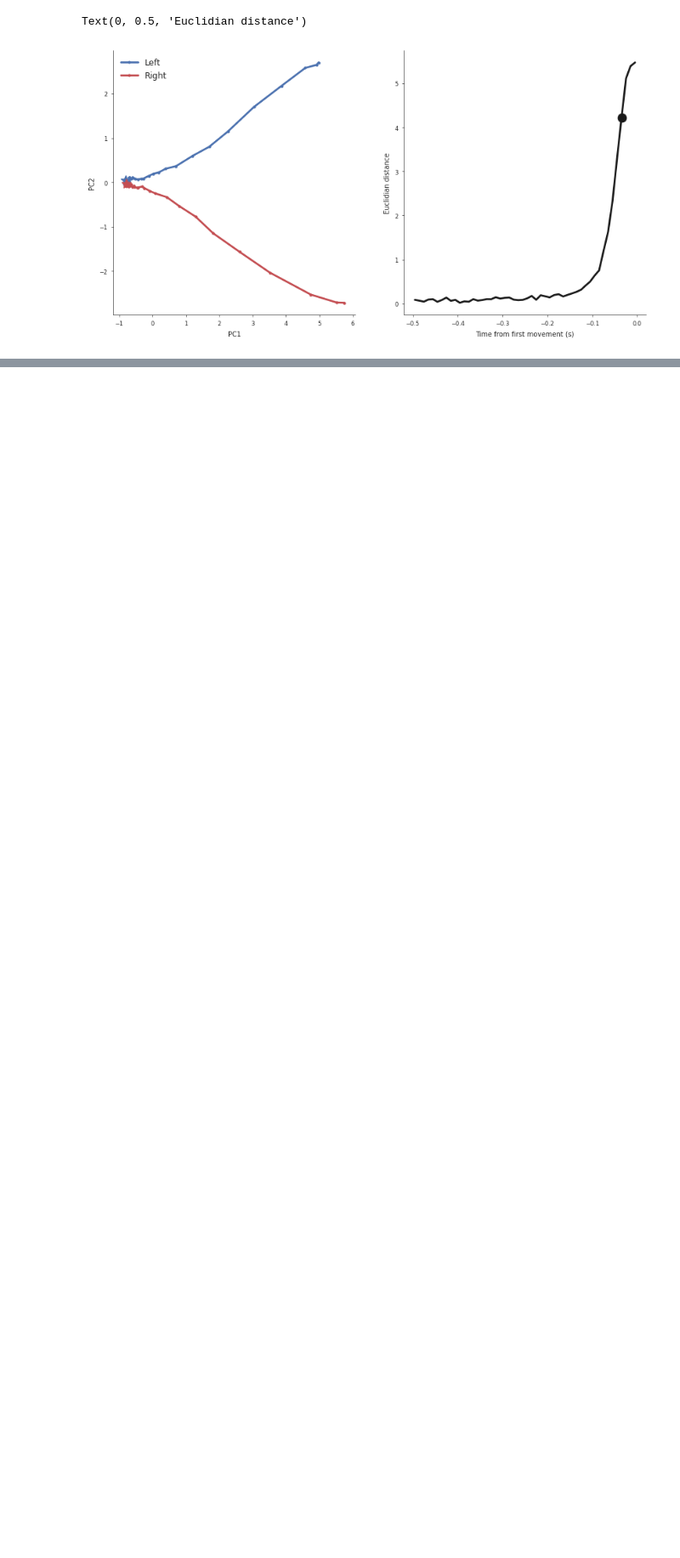
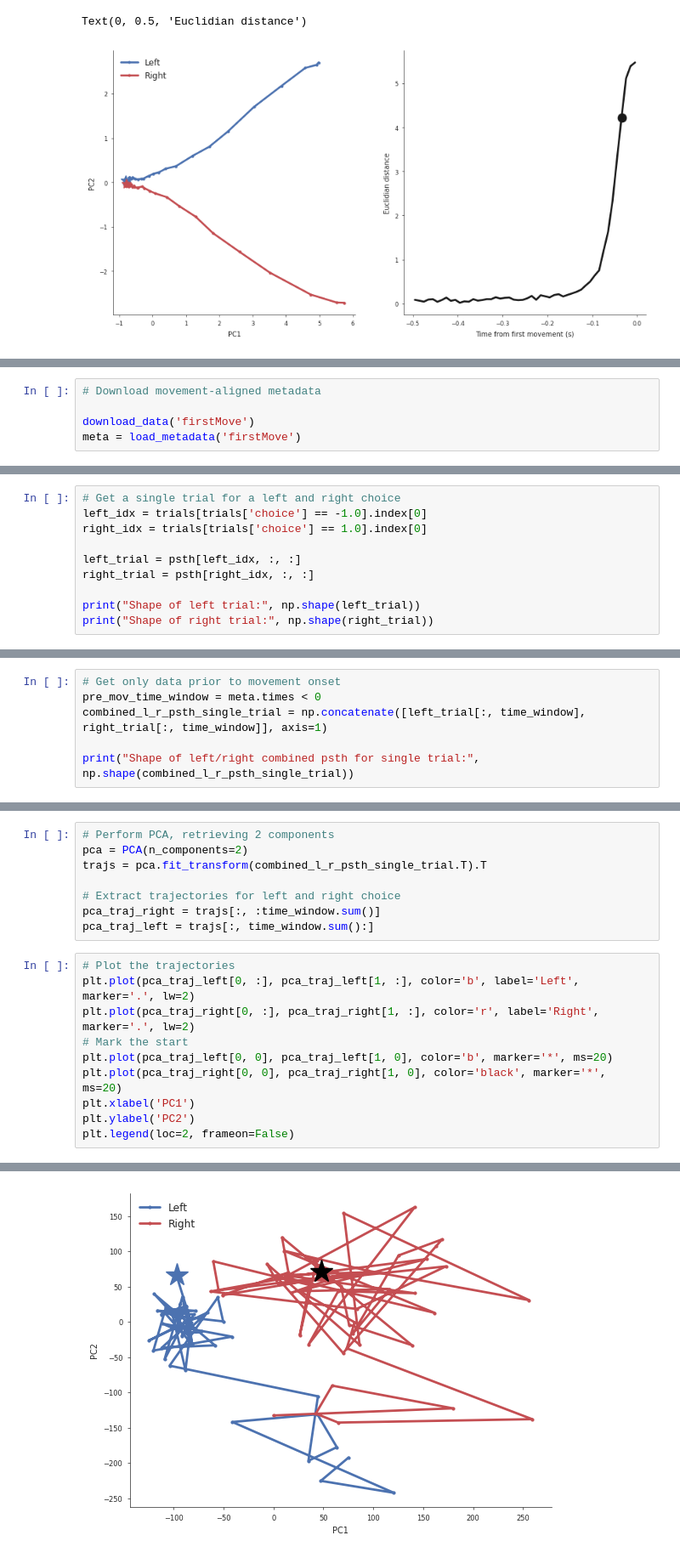
Before and after one commit to dyljcarter/neuromatch-comp-neuro, a Jupyter notebook: projects/IBL_GPFA_clean.ipynb, the cells around one changed output, grey strips where cells are left out. Shown at 85% size. Saved outputs shown, nothing was run; the diff lists cells and outputs as text; blank space fills up the shorter version.

```diff
--- a/projects/IBL_GPFA_clean.ipynb
+++ b/projects/IBL_GPFA_clean.ipynb
@@ -670,0 +616,5 @@ Text(0, 0.5, 'Euclidian distance')
+# %%
+# Download movement-aligned metadata
+
+download_data('firstMove')
+meta = load_metadata('firstMove')
@@ -670,0 +660,10 @@ Text(0, 0.5, 'Euclidian distance')
+# %%
+# Get a single trial for a left and right choice
+left_idx = trials[trials['choice'] == -1.0].index[0]
+right_idx = trials[trials['choice'] == 1.0].index[0]
+
+left_trial = psth[left_idx, :, :]
+right_trial = psth[right_idx, :, :]
+
+print("Shape of left trial:", np.shape(left_trial))
+print("Shape of right trial:", np.shape(right_trial))
@@ -670,0 +673,6 @@ Text(0, 0.5, 'Euclidian distance')
+# %%
+# Get only data prior to movement onset
+pre_mov_time_window = meta.times < 0
+combined_l_r_psth_single_trial = np.concatenate([left_trial[:, time_window], right_trial[:, time_window]], axis=1)
+
+print("Shape of left/right combined psth for single trial:", np.shape(combined_l_r_psth_single_trial))
@@ -670,0 +681,19 @@ Text(0, 0.5, 'Euclidian distance')
+# %%
+# Perform PCA, retrieving 2 components
+pca = PCA(n_components=2)
+trajs = pca.fit_transform(combined_l_r_psth_single_trial.T).T
+
+# Extract trajectories for left and right choice
+pca_traj_right = trajs[:, :time_window.sum()]
+pca_traj_left = trajs[:, time_window.sum():]
+# %%
+# Plot the trajectories
+plt.plot(pca_traj_left[0, :], pca_traj_left[1, :], color='b', label='Left', marker='.', lw=2)
+plt.plot(pca_traj_right[0, :], pca_traj_right[1, :], color='r', label='Right', marker='.', lw=2)
+# Mark the start
+plt.plot(pca_traj_left[0, 0], pca_traj_left[1, 0], color='b', marker='*', ms=20)
+plt.plot(pca_traj_right[0, 0], pca_traj_right[1, 0], color='black', marker='*', ms=20)
+plt.xlabel('PC1')
+plt.ylabel('PC2')
+plt.legend(loc=2, frameon=False)
+# %% [output]
@@ -671 +701,2 @@ Text(0, 0.5, 'Euclidian distance')
+[figure, added]
 # %% [markdown]
```
Also changed, not shown: parts of 26 cells of this notebook.
